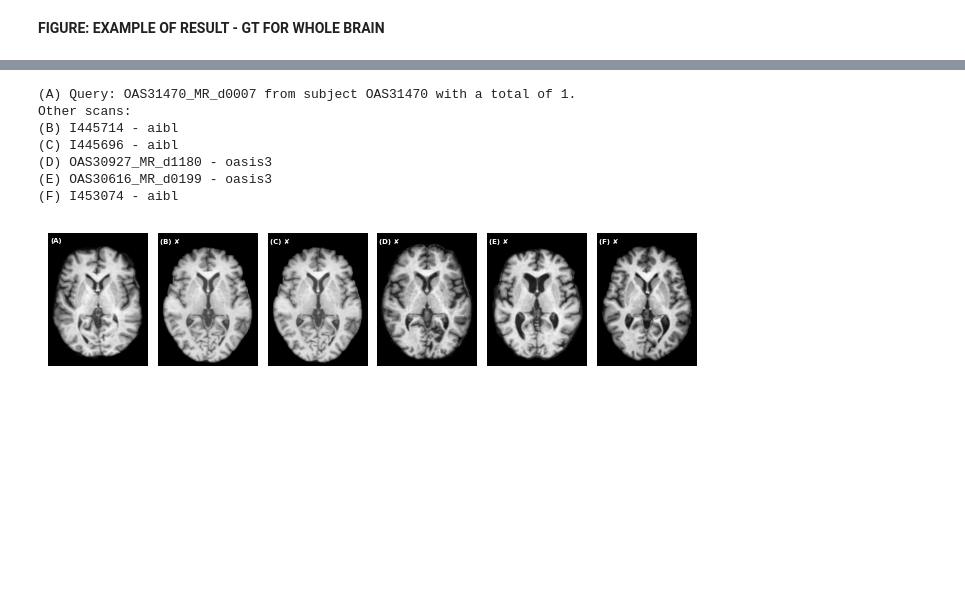
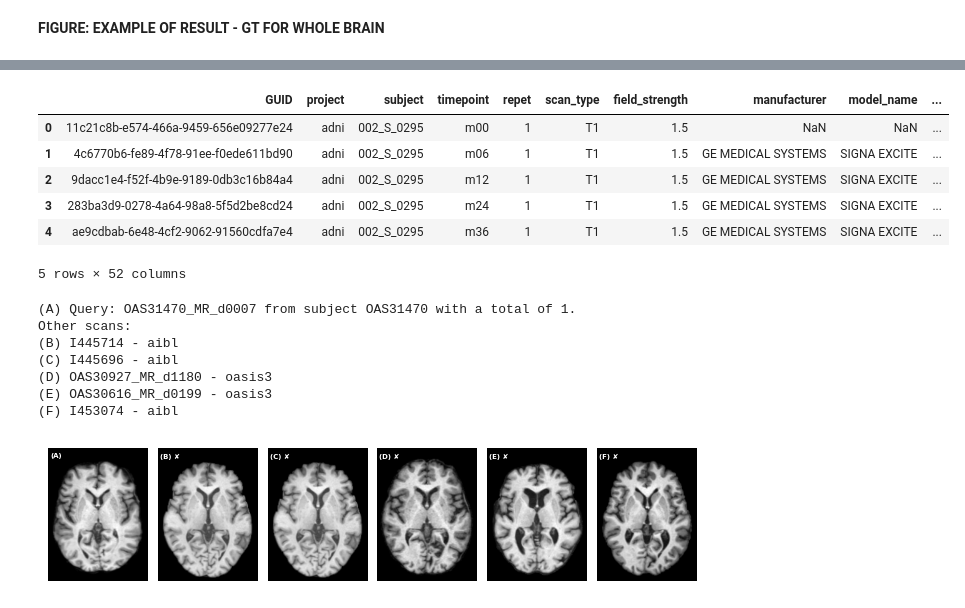
Before and after one commit to minnelab/NeuroCBIR, a Jupyter notebook: dev/notebooks/figures-maia-medium.ipynb, the cells around one changed output, grey strips where cells are left out. Saved outputs shown, nothing was run; the diff lists cells and outputs as text; code cells hidden in the pictures; blank space fills up the shorter version.

```diff
--- a/dev/notebooks/figures-maia-medium.ipynb
+++ b/dev/notebooks/figures-maia-medium.ipynb
@@ -71,0 +46,39 @@ metadata.query("project == 'oasis3'")
+# %%
+from dev.cbir.evaluation import retrieve_topk_for_queries
+import pandas as pd
+import os
+DATA_PATH = "/home/maia-user/cifs/Datasets/"
+
+def load_metadata_whole_brain():
+    # Constants
+
+    embedding_file = "dev/data_private/results/whole_brain/eval__d_32__m_02__lid_02__mid_02__pn_005/projected_embeddings.parquet"
+    metadata_path = "/mnt/alvis2/mimer_user/batched_datasets/combined_metadata.csv"
+
+    # Load and filter metadata
+    clinical_ds = pd.read_csv(metadata_path)
+
+    # Load real features from parquet
+    df_embs = pd.read_parquet(embedding_file)
+
+    # Ensure GUID is string and joinable
+    df_embs["GUID"] = df_embs["GUID"].astype(str)
+    clinical_ds["GUID"] = clinical_ds["GUID"].astype(str)
+
+    # Merge on GUID
+    metadata = pd.merge(clinical_ds, df_embs, on="GUID", how="inner")
+
+    # Apply filters to metadata
+    metadata = metadata.query("repet == 1").reset_index(drop=True)
+    metadata = metadata.query("useable == 1").reset_index(drop=True)
+    metadata = metadata.query("mislabel == 0").reset_index(drop=True)
+    metadata['subject'].replace('', pd.NA, inplace=True)
+    metadata = metadata.dropna(subset=['subject']).reset_index(drop=True)
+    metadata = metadata.dropna(subset=['partition']).reset_index(drop=True)
+
+    # Convert embedding columns into a single 'features' column of vectors
+    embedding_cols = [col for col in df_embs.columns if col != "GUID"]
+    metadata["features"] = metadata[embedding_cols].apply(lambda row: row.to_numpy(), axis=1)
+    return metadata
+
+metadata = load_metadata_whole_brain()
@@ -71,0 +92,10 @@ metadata.query("project == 'oasis3'")
+# %%
+metadata.head()
+# %% [output]
+|  | GUID | project | subject | timepoint | repet | scan_type | field_strength | manufacturer | model_name | ... |
+| 0 | 11c21c8b-e574-466a-9459-656e09277e24 | adni | 002_S_0295 | m00 | 1 | T1 | 1.5 | NaN | NaN | ... |
+| 1 | 4c6770b6-fe89-4f78-91ee-f0ede611bd90 | adni | 002_S_0295 | m06 | 1 | T1 | 1.5 | GE MEDICAL SYSTEMS | SIGNA EXCITE | ... |
+| 2 | 9dacc1e4-f52f-4b9e-9189-0db3c16b84a4 | adni | 002_S_0295 | m12 | 1 | T1 | 1.5 | GE MEDICAL SYSTEMS | SIGNA EXCITE | ... |
+| 3 | 283ba3d9-0278-4a64-98a8-5f5d2be8cd24 | adni | 002_S_0295 | m24 | 1 | T1 | 1.5 | GE MEDICAL SYSTEMS | SIGNA EXCITE | ... |
+| 4 | ae9cdbab-6e48-4cf2-9062-91560cdfa7e4 | adni | 002_S_0295 | m36 | 1 | T1 | 1.5 | GE MEDICAL SYSTEMS | SIGNA EXCITE | ... |
+5 rows × 52 columns
```
Also changed, not shown: parts of 8 cells of this notebook, 12 other files.
